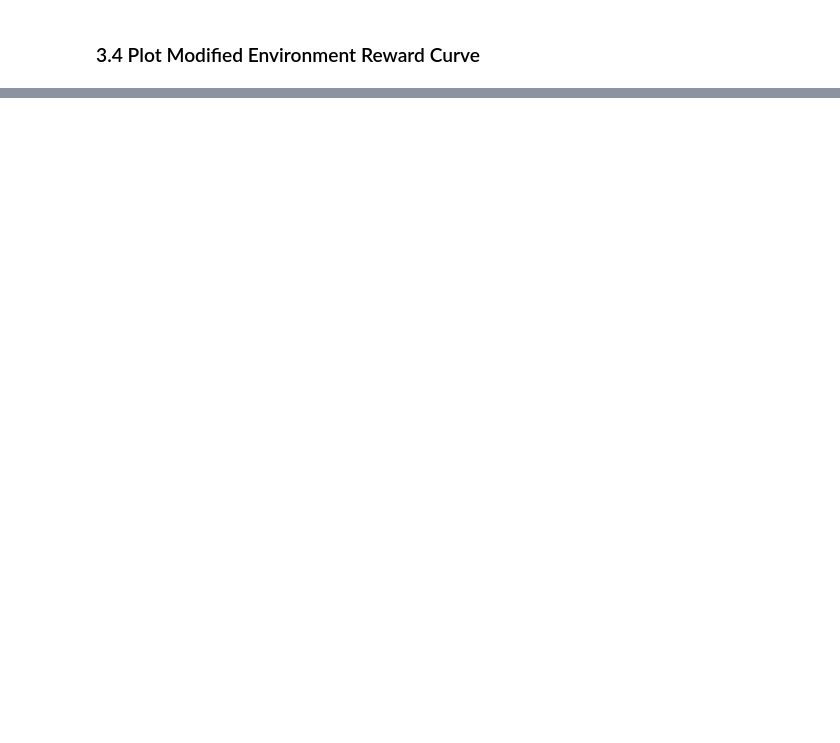
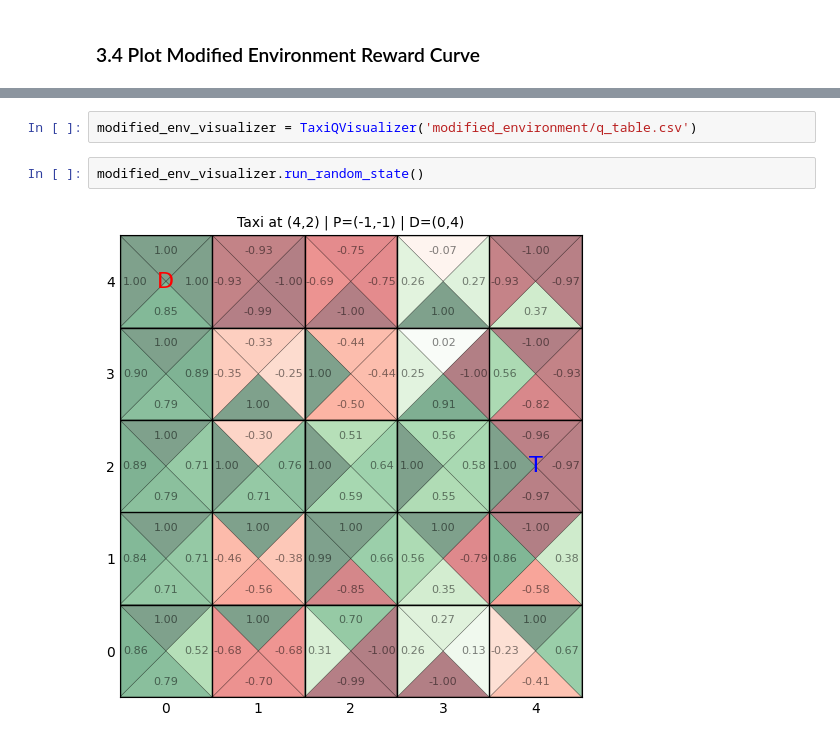
Before and after one commit to syedtaha22/taxi-q-learning-agent, a Jupyter notebook: analysis.ipynb, the cells around one changed output, grey strips where cells are left out. Drawn from its saved outputs; the diff is of its cells as text; blank space fills up the shorter version.

```diff
--- a/analysis.ipynb
+++ b/analysis.ipynb
@@ -395,0 +490,6 @@ plot_training_rewards('modified_environment/training_log.csv', window_size=100)
+# %%
+modified_env_visualizer = TaxiQVisualizer('modified_environment/q_table.csv')
+# %%
+modified_env_visualizer.run_random_state()
+# %% [output]
+[figure, added]
```
Also changed, not shown: parts of 31 cells of this notebook.
